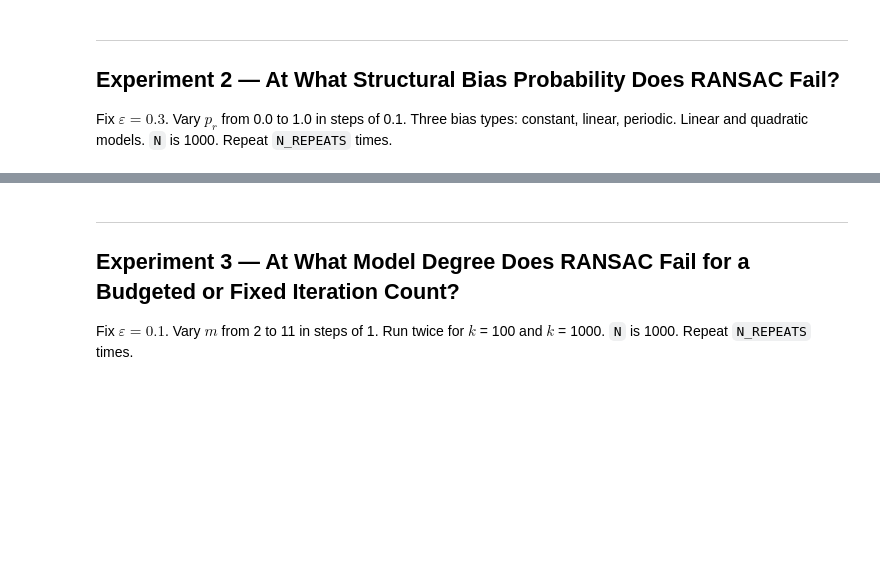
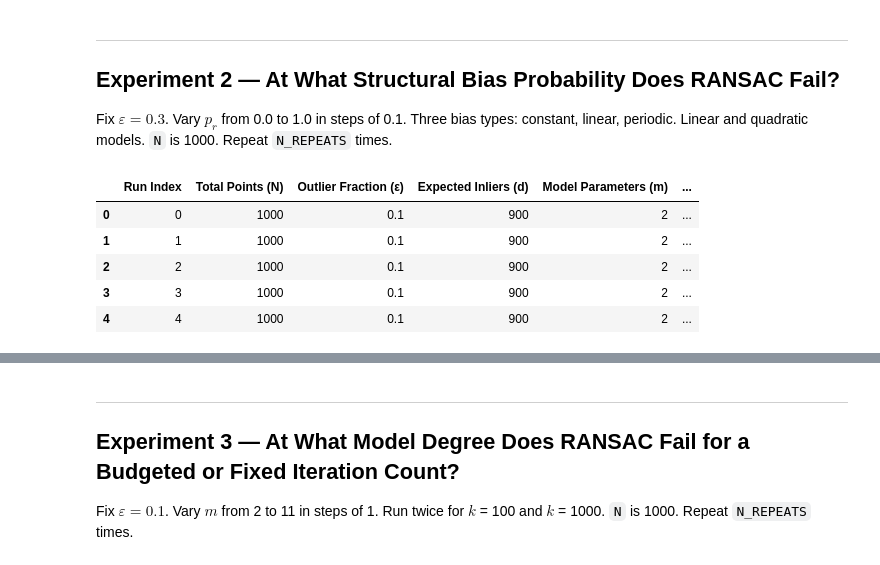
Before and after one commit to arshsinghphd/RANSAC-analysis, a Jupyter notebook: empirical_analysis/ransac_notebook.ipynb, the cells around one changed output, grey strips where cells are left out. Drawn from its saved outputs; the diff is of its cells as text; code cells hidden in the pictures; blank space fills up the shorter version.

```diff
--- a/empirical_analysis/ransac_notebook.ipynb
+++ b/empirical_analysis/ransac_notebook.ipynb
@@ -94,3 +126,13 @@ BREAKDOWN_THRESHOLD = 2 * 0.5   # 2 * NOISE_STD
 
 Fix $\varepsilon = 0.3$. Vary $p_r$ from 0.0 to 1.0 in steps of 0.1.
 Three bias types: constant, linear, periodic. Linear and quadratic models. `N` is 1000. Repeat `N_REPEATS` times.
+# %%
+df2 = pd.read_csv('results/exp2.csv').rename(columns=COL_NAMES)
+df2.head()
+# %% [output]
+|  | Run Index | Total Points (N) | Outlier Fraction (ε) | Expected Inliers (d) | Model Parameters (m) | ... |
+| 0 | 0 | 1000 | 0.1 | 900 | 2 | ... |
+| 1 | 1 | 1000 | 0.1 | 900 | 2 | ... |
+| 2 | 2 | 1000 | 0.1 | 900 | 2 | ... |
+| 3 | 3 | 1000 | 0.1 | 900 | 2 | ... |
+| 4 | 4 | 1000 | 0.1 | 900 | 2 | ... |
```
Also changed, not shown: parts of 4 cells of this notebook.
